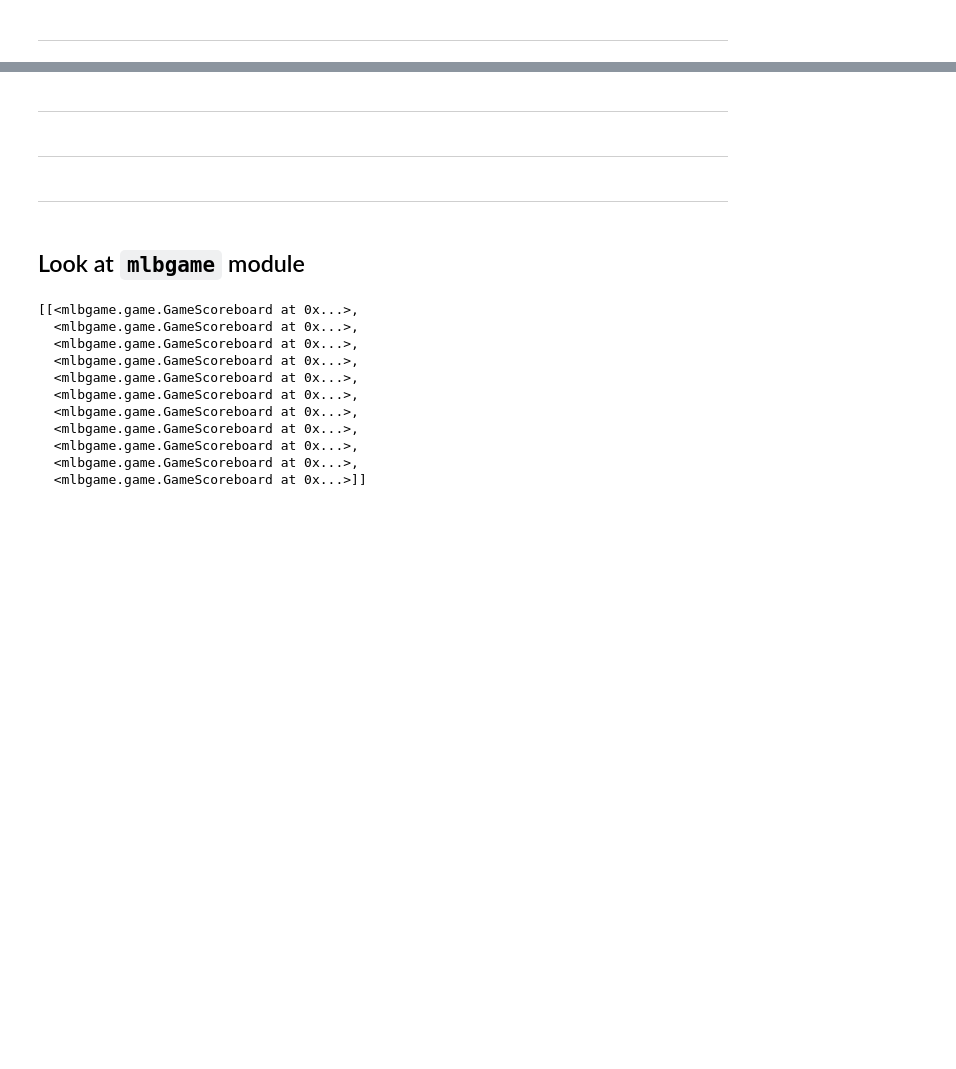
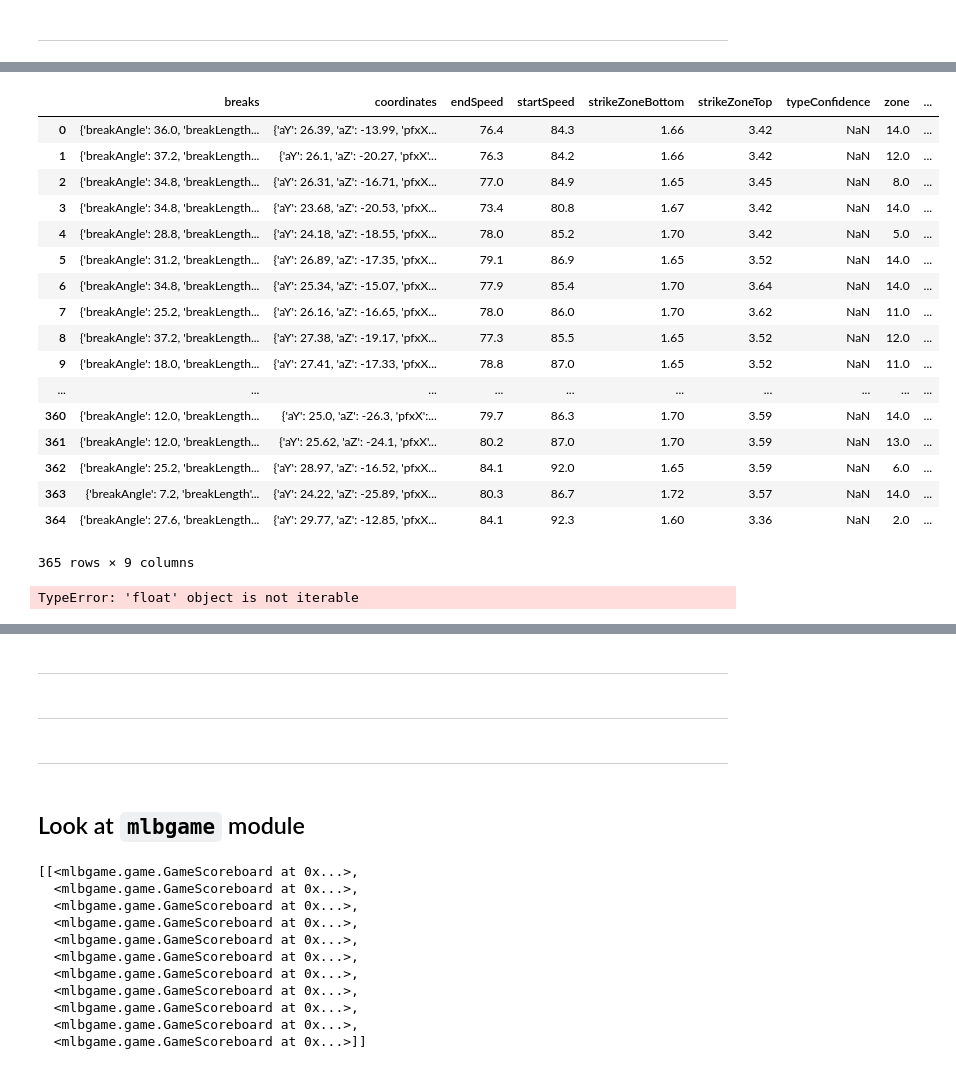
Before and after one commit to MangrobanGit/pitch_ds_baseball_analytics, a Jupyter notebook: explore_statsapi.ipynb, the cells around one changed output, grey strips where cells are left out. Drawn from its saved outputs; the diff is of its cells as text; code cells hidden in the pictures; blank space fills up the shorter version.

```diff
--- a/explore_statsapi.ipynb
+++ b/explore_statsapi.ipynb
@@ -152,0 +269,2 @@ ValueError: arrays must all be same length
+# %%
+all_plays = test_game.get('allPlays')
@@ -152,0 +417,5 @@ ValueError: arrays must all be same length
+# %%
+yyy = pd.io.json.json_normalize(all_plays
+                               ,record_path=['playEvents']
+                               ,meta=['result'])
+yyy.head()
@@ -152,0 +429,21 @@ ValueError: arrays must all be same length
+# %%
+yyy['pitchData'].apply(pd.Series)
+# %% [output]
+|  | breaks | coordinates | endSpeed | startSpeed | strikeZoneBottom | strikeZoneTop | typeConfidence | zone | ... |
+| 0 | {'breakAngle': 36.0, 'breakLength... | {'aY': 26.39, 'aZ': -13.99, 'pfxX... | 76.4 | 84.3 | 1.66 | 3.42 | NaN | 14.0 | ... |
+| 1 | {'breakAngle': 37.2, 'breakLength... | {'aY': 26.1, 'aZ': -20.27, 'pfxX'... | 76.3 | 84.2 | 1.66 | 3.42 | NaN | 12.0 | ... |
+| 2 | {'breakAngle': 34.8, 'breakLength... | {'aY': 26.31, 'aZ': -16.71, 'pfxX... | 77.0 | 84.9 | 1.65 | 3.45 | NaN | 8.0 | ... |
+| 3 | {'breakAngle': 34.8, 'breakLength... | {'aY': 23.68, 'aZ': -20.53, 'pfxX... | 73.4 | 80.8 | 1.67 | 3.42 | NaN | 14.0 | ... |
+| 4 | {'breakAngle': 28.8, 'breakLength... | {'aY': 24.18, 'aZ': -18.55, 'pfxX... | 78.0 | 85.2 | 1.70 | 3.42 | NaN | 5.0 | ... |
+| 5 | {'breakAngle': 31.2, 'breakLength... | {'aY': 26.89, 'aZ': -17.35, 'pfxX... | 79.1 | 86.9 | 1.65 | 3.52 | NaN | 14.0 | ... |
+| 6 | {'breakAngle': 34.8, 'breakLength... | {'aY': 25.34, 'aZ': -15.07, 'pfxX... | 77.9 | 85.4 | 1.70 | 3.64 | NaN | 14.0 | ... |
+| 7 | {'breakAngle': 25.2, 'breakLength... | {'aY': 26.16, 'aZ': -16.65, 'pfxX... | 78.0 | 86.0 | 1.70 | 3.62 | NaN | 11.0 | ... |
+| 8 | {'breakAngle': 37.2, 'breakLength... | {'aY': 27.38, 'aZ': -19.17, 'pfxX... | 77.3 | 85.5 | 1.65 | 3.52 | NaN | 12.0 | ... |
+| 9 | {'breakAngle': 18.0, 'breakLength... | {'aY': 27.41, 'aZ': -17.33, 'pfxX... | 78.8 | 87.0 | 1.65 | 3.52 | NaN | 11.0 | ... |
+| ... | ... | ... | ... | ... | ... | ... | ... | ... | ... |
+| 360 | {'breakAngle': 12.0, 'breakLength... | {'aY': 25.0, 'aZ': -26.3, 'pfxX':... | 79.7 | 86.3 | 1.70 | 3.59 | NaN | 14.0 | ... |
+| 361 | {'breakAngle': 12.0, 'breakLength... | {'aY': 25.62, 'aZ': -24.1, 'pfxX'... | 80.2 | 87.0 | 1.70 | 3.59 | NaN | 13.0 | ... |
+| 362 | {'breakAngle': 25.2, 'breakLength... | {'aY': 28.97, 'aZ': -16.52, 'pfxX... | 84.1 | 92.0 | 1.65 | 3.59 | NaN | 6.0 | ... |
+| 363 | {'breakAngle': 7.2, 'breakLength'... | {'aY': 24.22, 'aZ': -25.89, 'pfxX... | 80.3 | 86.7 | 1.72 | 3.57 | NaN | 14.0 | ... |
+| 364 | {'breakAngle': 27.6, 'breakLength... | {'aY': 29.77, 'aZ': -12.85, 'pfxX... | 84.1 | 92.3 | 1.60 | 3.36 | NaN | 2.0 | ... |
+365 rows × 9 columns
@@ -152,0 +452,4 @@ ValueError: arrays must all be same length
+# %%
+ff = pd.io.json.json_normalize(yyy['pitchData'].apply())
+# %% [output]
+TypeError: 'float' object is not iterable
```
Also changed, not shown: parts of 67 cells of this notebook.
